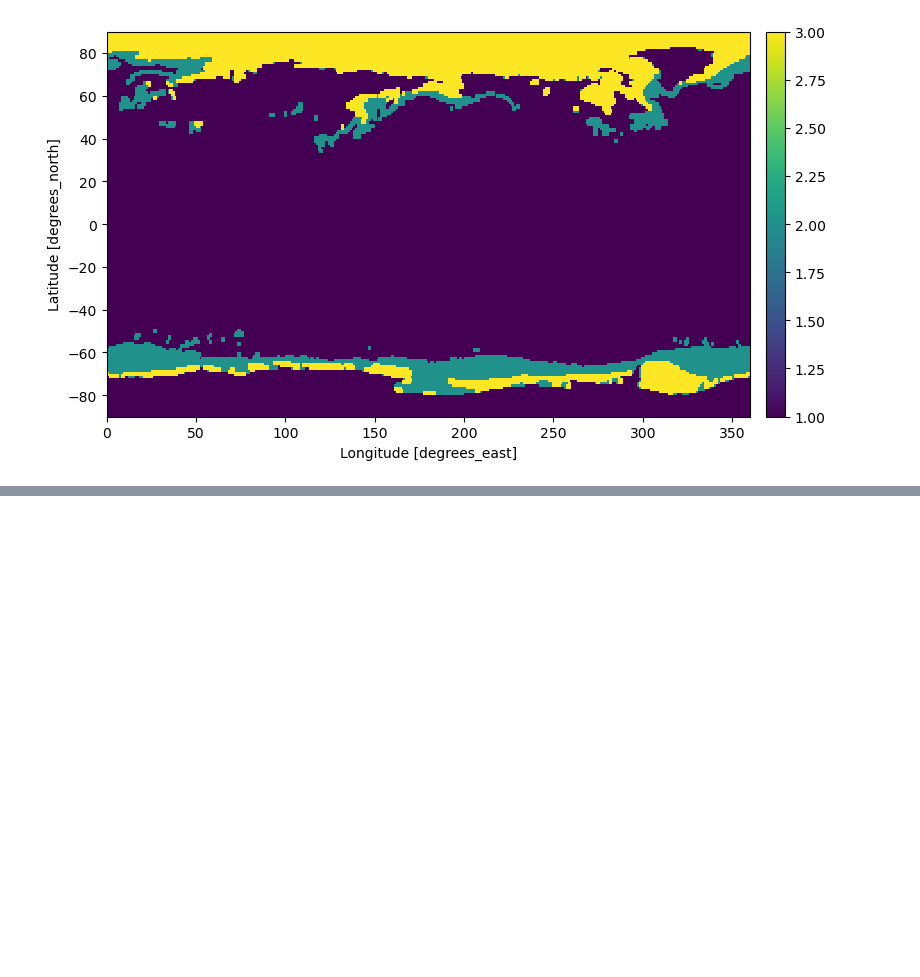
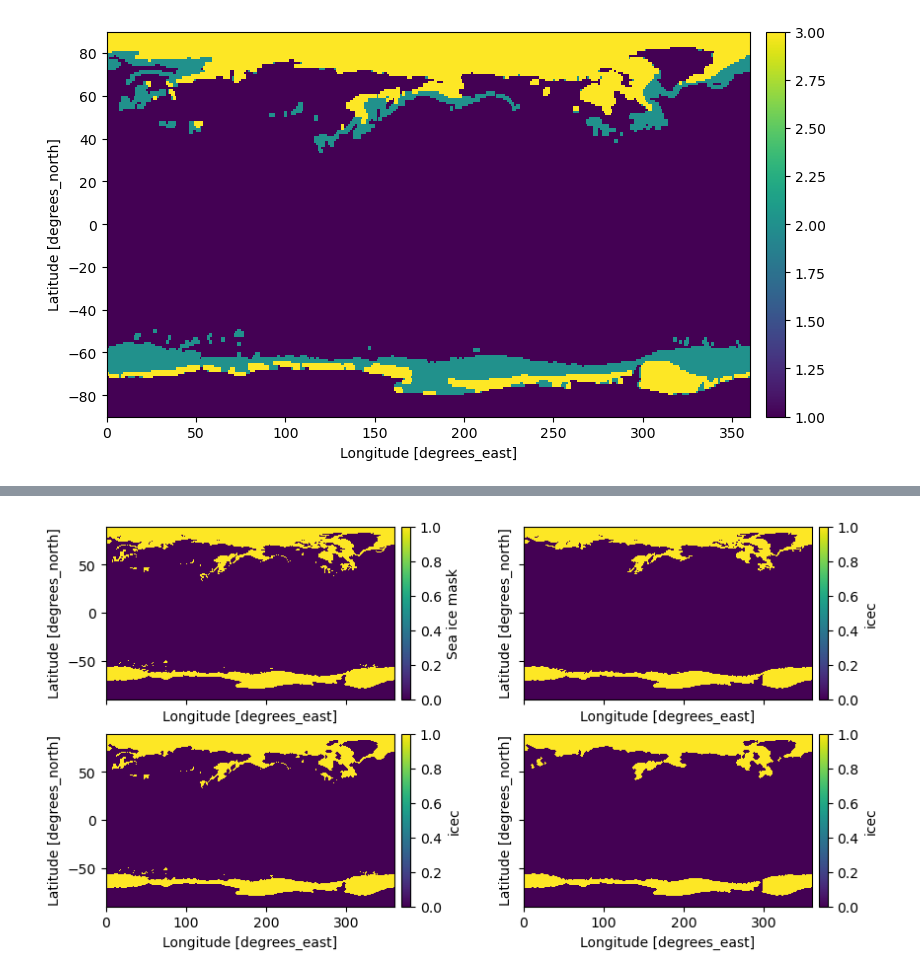
Before and after one commit to lukegre/xarray-raster-vector, a Jupyter notebook: demo.ipynb, the cells around one changed output, grey strips where cells are left out. Drawn from its saved outputs; the diff is of its cells as text; code cells hidden in the pictures; blank space fills up the shorter version.

Commit message:
updated skimage.morphology accessor

```diff
--- a/demo.ipynb
+++ b/demo.ipynb
@@ -100,0 +113,10 @@ fig, ax, img = mask_backwards.pipe(plot_map_180x360)
+# %%
+fig, ax = plt.subplots(2, 2, figsize=(10, 5), sharex=True, sharey=True)
+_ = plot_map_180x360(mask_bool, ax=ax[0, 0])
+_ = plot_map_180x360(mask_bool.morph.remove_small_objects(min_size=100), ax=ax[0, 1])
+_ = plot_map_180x360(mask_bool.morph.binary_closing(), ax=ax[1, 0])
+
+# perform: remove_small_objects, remove_small_holes, binary_closing, binary_opening all in one go
+_ = plot_map_180x360(mask_bool.morph.clean(), ax=ax[1, 1])
+# %% [output]
+[figure, added]
```
Also changed, not shown: parts of 7 cells of this notebook, 2 other files.
